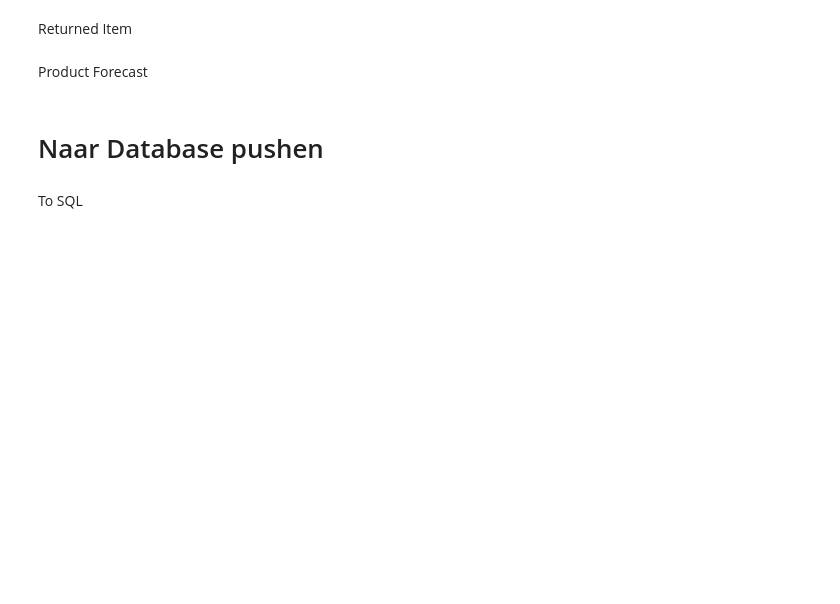
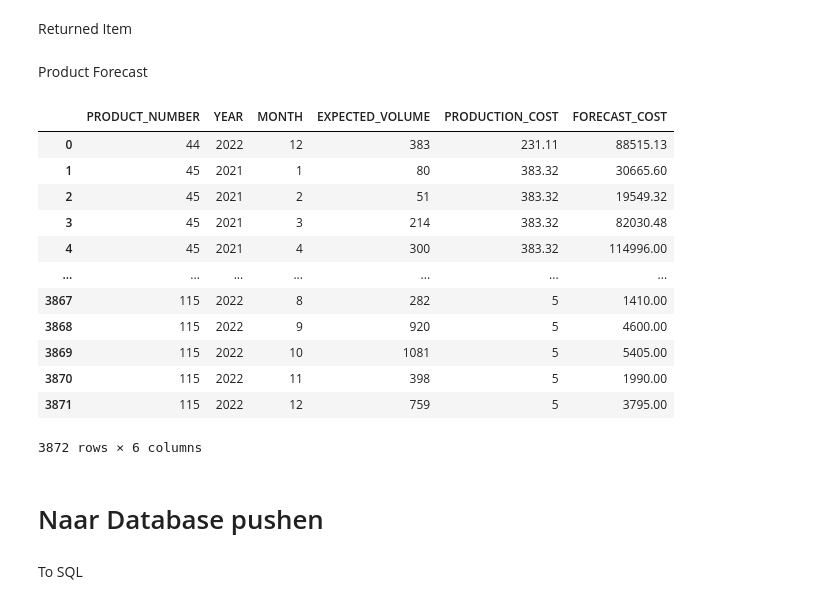
Before and after one commit to OutworldToast/Data-Warehouse, a Jupyter notebook: DataWarehouse.ipynb, the cells around one changed output. Drawn from its saved outputs; the diff is of its cells as text; code cells hidden in the pictures; blank space fills up the shorter version.

Commit message:
inventory levels + product forecast

```diff
--- a/DataWarehouse.ipynb
+++ b/DataWarehouse.ipynb
@@ -425,3 +419,39 @@ Product Forecast
+# %%
+def ForecastCost(quantity, unit_cost):
+    return float(quantity) * float(unit_cost)
+
+
+df_product_dw = pd.merge(
+    df_product,
+    product[['PRODUCT_NUMBER', 'PRODUCTION_COST']],
+    left_on=df_product['PRODUCT_NUMBER'].astype(str),
+    right_on='PRODUCT_NUMBER',
+    how='inner'
+)
+
+#onelegant - zou anders moeten kunnen
+df_product_dw = df_product_dw.drop('PRODUCT_NUMBER_x', axis=1)
+df_product_dw = df_product_dw.drop('PRODUCT_NUMBER_y', axis=1)
+
+df_product_dw['FORECAST_COST'] = df_product_dw.apply(
+    lambda x: ForecastCost(x['EXPECTED_VOLUME'], x['PRODUCTION_COST']),
+    axis = 1)
+
+df_product_dw
+# %% [output]
+|  | PRODUCT_NUMBER | YEAR | MONTH | EXPECTED_VOLUME | PRODUCTION_COST | FORECAST_COST |
+| 0 | 44 | 2022 | 12 | 383 | 231.11 | 88515.13 |
+| 1 | 45 | 2021 | 1 | 80 | 383.32 | 30665.60 |
+| 2 | 45 | 2021 | 2 | 51 | 383.32 | 19549.32 |
+| 3 | 45 | 2021 | 3 | 214 | 383.32 | 82030.48 |
+| 4 | 45 | 2021 | 4 | 300 | 383.32 | 114996.00 |
+| ... | ... | ... | ... | ... | ... | ... |
+| 3867 | 115 | 2022 | 8 | 282 | 5 | 1410.00 |
+| 3868 | 115 | 2022 | 9 | 920 | 5 | 4600.00 |
+| 3869 | 115 | 2022 | 10 | 1081 | 5 | 5405.00 |
+| 3870 | 115 | 2022 | 11 | 398 | 5 | 1990.00 |
+| 3871 | 115 | 2022 | 12 | 759 | 5 | 3795.00 |
+3872 rows × 6 columns
 # %% [markdown]
 # Naar Database pushen
 # %% [markdown]
```
Also changed, not shown: parts of 16 cells of this notebook.
